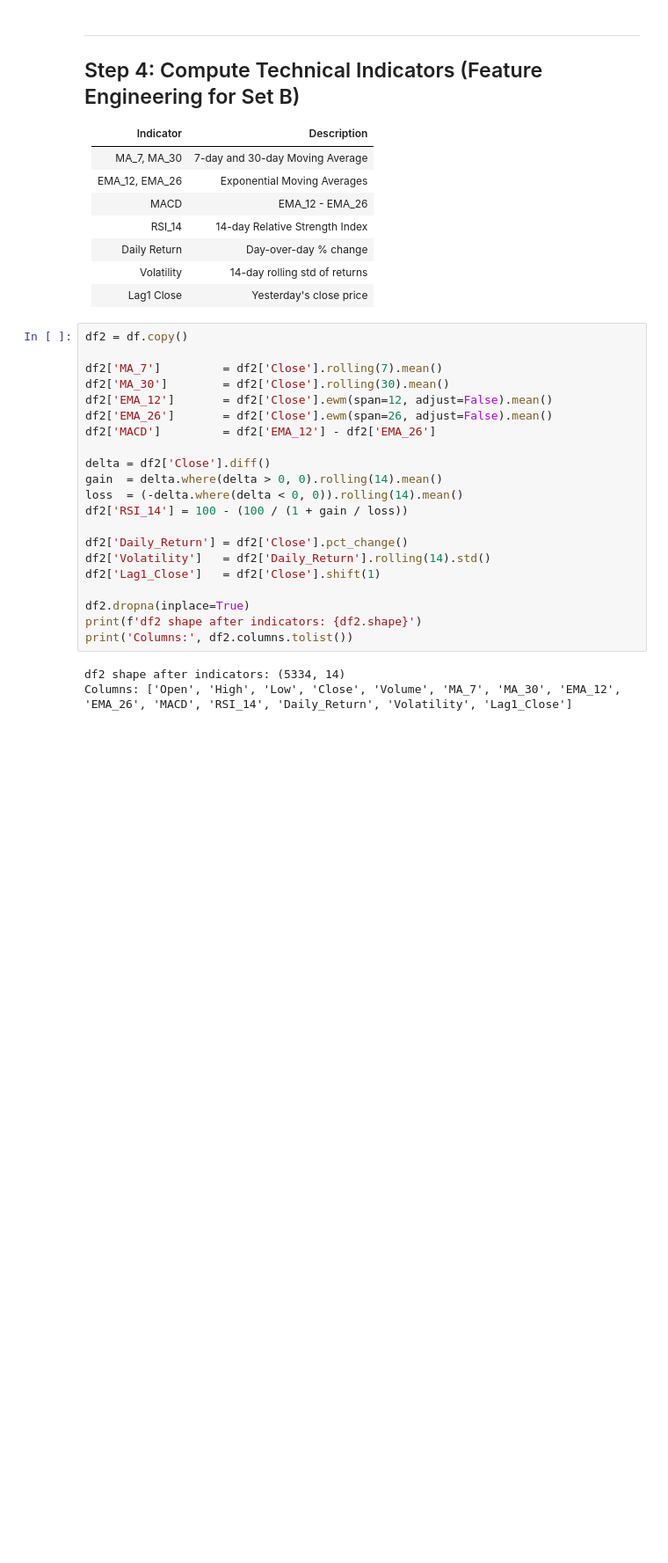
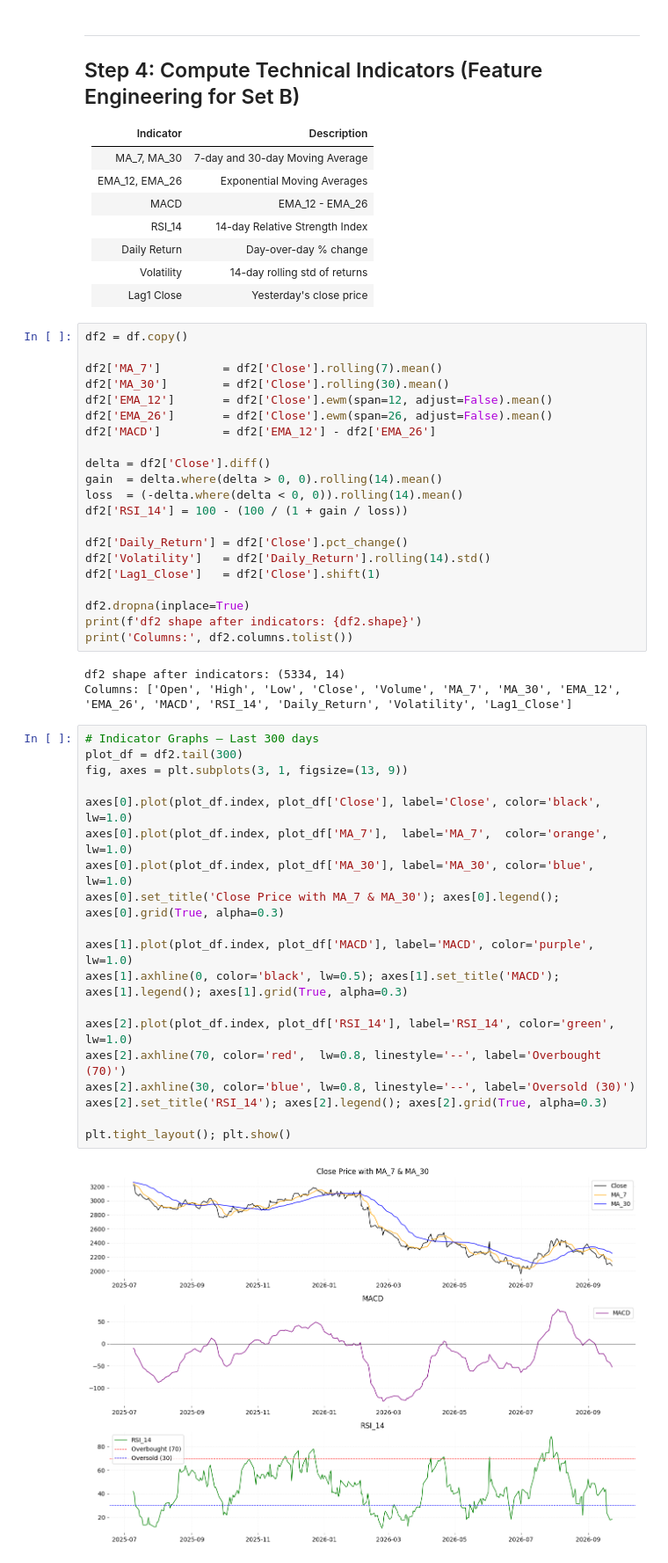
Before and after one commit to rishika790/AI-PORTFOLIO, a Jupyter notebook: DL_GRU_OHLCV_vs_Indicators.ipynb, the cells around one changed output. Shown at 88% size. Saved outputs shown, nothing was run; the diff lists cells and outputs as text; blank space fills up the shorter version.

Commit message:
code: cell 43 — # Indicator Graphs — Last 300 days

```diff
--- a/DL_GRU_OHLCV_vs_Indicators.ipynb
+++ b/DL_GRU_OHLCV_vs_Indicators.ipynb
@@ -592,3 +592,24 @@ print('Columns:', df2.columns.tolist())
 # %% [output]
 df2 shape after indicators: (5334, 14)
 Columns: ['Open', 'High', 'Low', 'Close', 'Volume', 'MA_7', 'MA_30', 'EMA_12', 'EMA_26', 'MACD', 'RSI_14', 'Daily_Return', 'Volatility', 'Lag1_Close']
+# %%
+# Indicator Graphs — Last 300 days
+plot_df = df2.tail(300)
+fig, axes = plt.subplots(3, 1, figsize=(13, 9))
+
+axes[0].plot(plot_df.index, plot_df['Close'], label='Close', color='black', lw=1.0)
+axes[0].plot(plot_df.index, plot_df['MA_7'],  label='MA_7',  color='orange', lw=1.0)
+axes[0].plot(plot_df.index, plot_df['MA_30'], label='MA_30', color='blue',   lw=1.0)
+axes[0].set_title('Close Price with MA_7 & MA_30'); axes[0].legend(); axes[0].grid(True, alpha=0.3)
+
+axes[1].plot(plot_df.index, plot_df['MACD'], label='MACD', color='purple', lw=1.0)
+axes[1].axhline(0, color='black', lw=0.5); axes[1].set_title('MACD'); axes[1].legend(); axes[1].grid(True, alpha=0.3)
+
+axes[2].plot(plot_df.index, plot_df['RSI_14'], label='RSI_14', color='green', lw=1.0)
+axes[2].axhline(70, color='red',  lw=0.8, linestyle='--', label='Overbought (70)')
+axes[2].axhline(30, color='blue', lw=0.8, linestyle='--', label='Oversold (30)')
+axes[2].set_title('RSI_14'); axes[2].legend(); axes[2].grid(True, alpha=0.3)
+
+plt.tight_layout(); plt.show()
+# %% [output]
+[figure, added]
```
